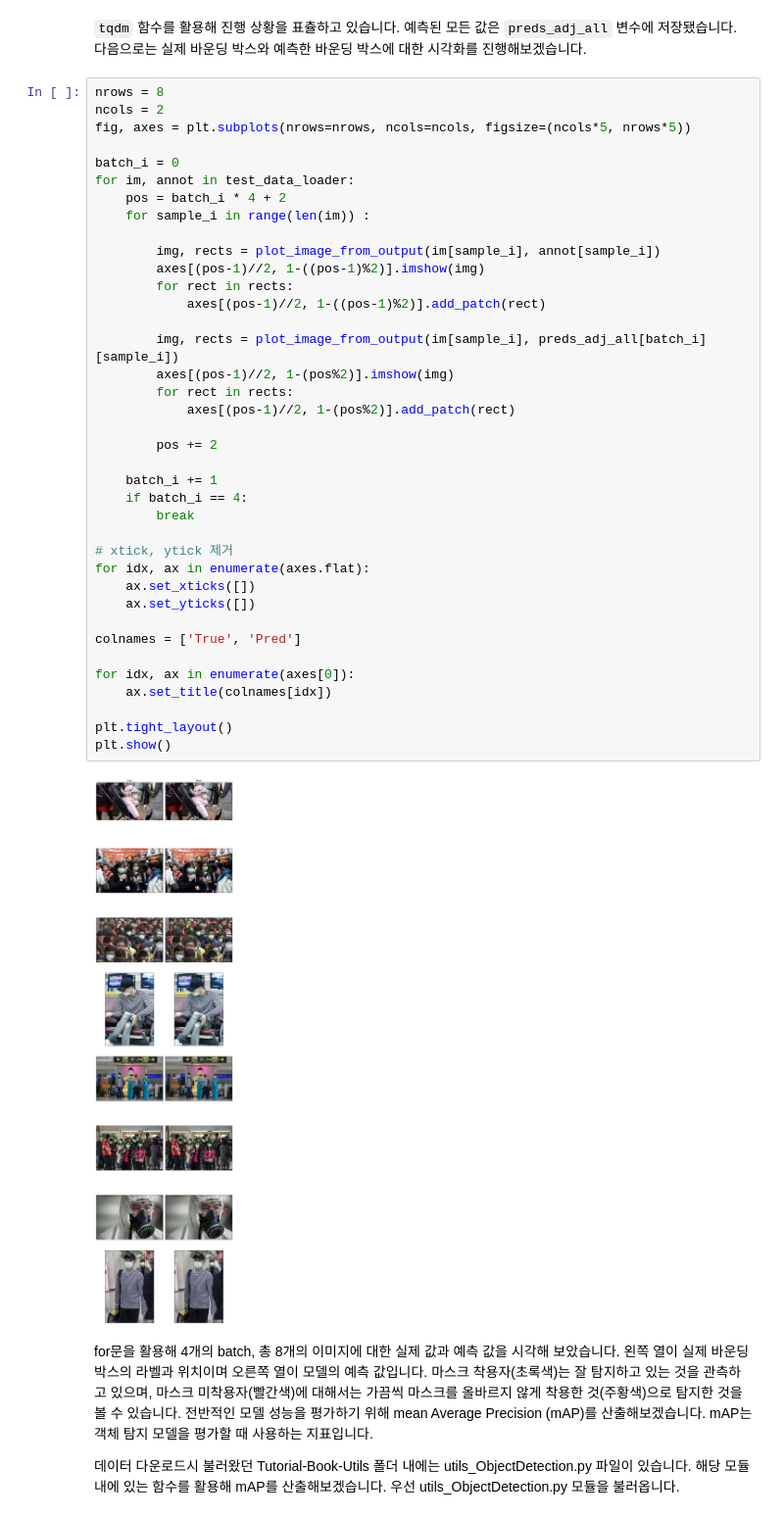
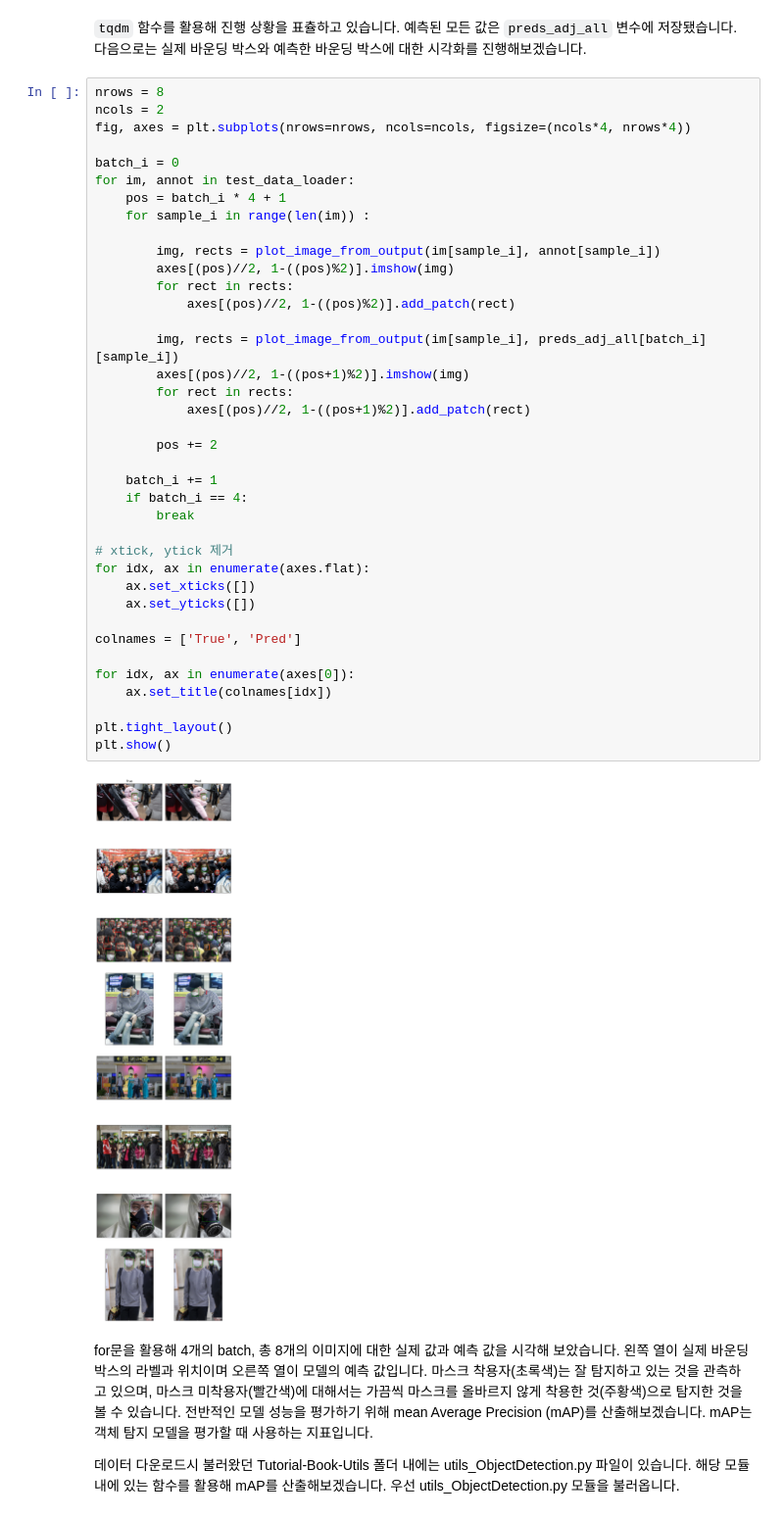
Before and after one commit to Pseudo-Lab/Tutorial-Book, a Jupyter notebook: book/chapters/object-detection/Ch4-RetinaNet.ipynb, the cells around one changed output. Shown at 98% size. Drawn from its saved outputs; the diff is of its cells as text.

Commit message:
show prediction images

```diff
--- a/book/chapters/object-detection/Ch4-RetinaNet.ipynb
+++ b/book/chapters/object-detection/Ch4-RetinaNet.ipynb
@@ -349,43 +347,43 @@ for im, annot in tqdm(test_data_loader, position = 0, leave = True):
 # %%
 nrows = 8
 ncols = 2
-fig, axes = plt.subplots(nrows=nrows, ncols=ncols, figsize=(ncols*5, nrows*5))
+fig, axes = plt.subplots(nrows=nrows, ncols=ncols, figsize=(ncols*4, nrows*4))
 
 batch_i = 0
 for im, annot in test_data_loader:
-    pos = batch_i * 4 + 2
+    pos = batch_i * 4 + 1
     for sample_i in range(len(im)) :
 
         img, rects = plot_image_from_output(im[sample_i], annot[sample_i])
-        axes[(pos-1)//2, 1-((pos-1)%2)].imshow(img)
+        axes[(pos)//2, 1-((pos)%2)].imshow(img)
         for rect in rects:
-            axes[(pos-1)//2, 1-((pos-1)%2)].add_patch(rect)
+            axes[(pos)//2, 1-((pos)%2)].add_patch(rect)
 
         img, rects = plot_image_from_output(im[sample_i], preds_adj_all[batch_i][sample_i])
-        axes[(pos-1)//2, 1-(pos%2)].imshow(img)
+        axes[(pos)//2, 1-((pos+1)%2)].imshow(img)
         for rect in rects:
-            axes[(pos-1)//2, 1-(pos%2)].add_patch(rect)
+            axes[(pos)//2, 1-((pos+1)%2)].add_patch(rect)
 
         pos += 2
 
     batch_i += 1
     if batch_i == 4:
         break
 
 # xtick, ytick 제거
 for idx, ax in enumerate(axes.flat):
     ax.set_xticks([])
     ax.set_yticks([])
 
 colnames = ['True', 'Pred']
 
 for idx, ax in enumerate(axes[0]):
     ax.set_title(colnames[idx])
 
 plt.tight_layout()
 plt.show()
 # %% [output]
-[figure, old version]
+[figure, new version]
 # %% [markdown]
 for문을 활용해 4개의 batch, 총 8개의 이미지에 대한 실제 값과 예측 값을 시각해 보았습니다. 왼쪽 열이 실제 바운딩 박스의 라벨과 위치이며 오른쪽 열이 모델의 예측 값입니다. 마스크 착용자(초록색)는 잘 탐지하고 있는 것을 관측하고 있으며, 마스크 미착용자(빨간색)에 대해서는 가끔씩 마스크를 올바르지 않게 착용한 것(주황색)으로 탐지한 것을 볼 수 있습니다. 전반적인 모델 성능을 평가하기 위해 mean Average Precision (mAP)를 산출해보겠습니다. mAP는 객체 탐지 모델을 평가할 때 사용하는 지표입니다.
 
```
Also changed, not shown: parts of 4 cells of this notebook.
